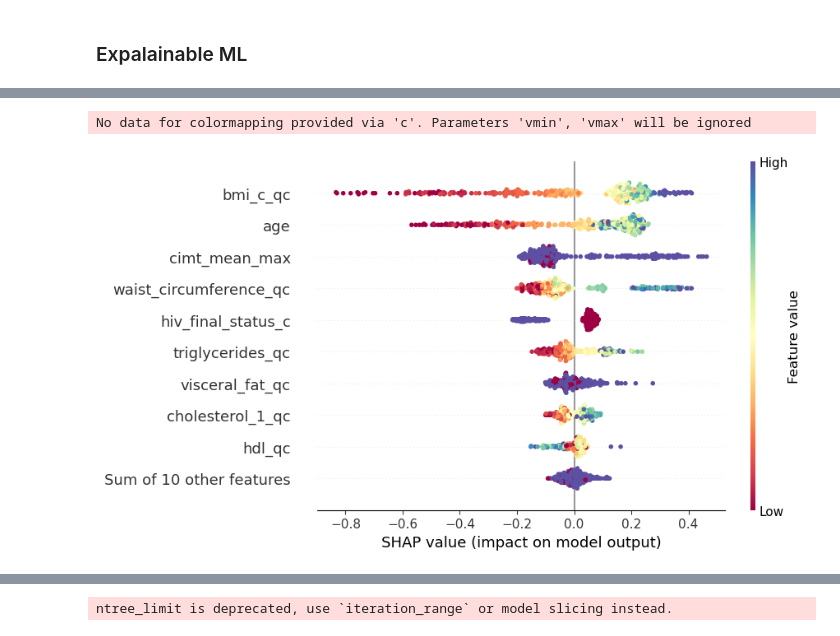
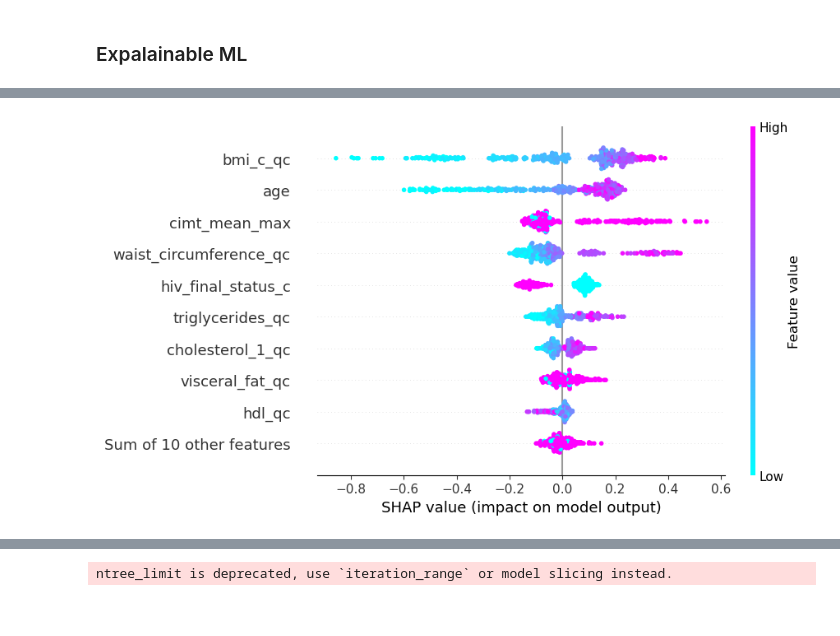
Before and after one commit to kayvinsoo7/AWI_GEN_PROJECT, a Jupyter notebook: Business/prelim.ipynb, the cells around one changed output, grey strips where cells are left out. Cells and saved outputs as stored; diff of their text form; code cells hidden in the pictures.

```diff
--- a/Business/prelim.ipynb
+++ b/Business/prelim.ipynb
@@ -600,8 +610,7 @@ No data for colormapping provided via 'c'. Parameters 'vmin', 'vmax' will be ign
 # %%
-shap.plots.beeswarm(shap_values, color=plt.get_cmap("Spectral"))
+shap.plots.beeswarm(shap_values, color=plt.get_cmap("cool"))
 # %% [output]
-No data for colormapping provided via 'c'. Parameters 'vmin', 'vmax' will be ignored
-[figure, old version]
+[figure, new version]
 # %%
 shap.dependence_plot("age", shap_values.values, X_test)
 # %% [output]
```
Also changed, not shown: parts of 12 cells of this notebook, 2 other files.
